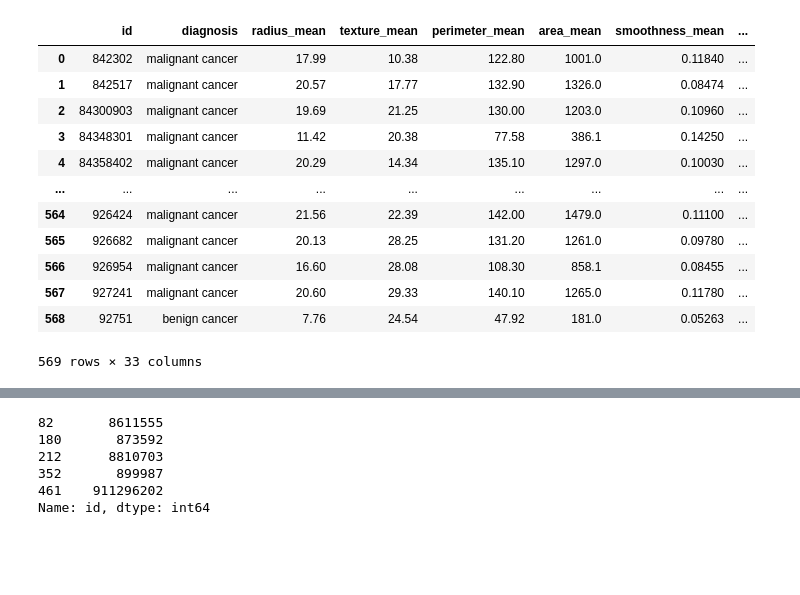
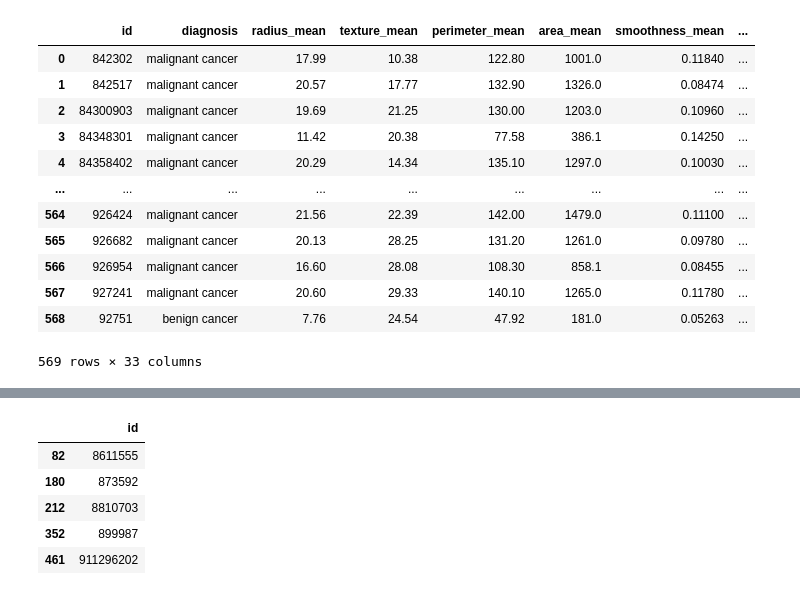
Before and after one commit to RodCavallini/Exercicios-Python, a Jupyter notebook: Exerciciosaula8.ipynb, the cells around one changed output, grey strips where cells are left out. Drawn from its saved outputs; the diff is of its cells as text; code cells hidden in the pictures; blank space fills up the shorter version.

```diff
--- a/Exerciciosaula8.ipynb
+++ b/Exerciciosaula8.ipynb
@@ -65,10 +65,10 @@ df
 569 rows × 33 columns
 # %%
-df.loc[(df['diagnosis']=="malignant cancer")&(df['radius_mean']>25),'id']
+df[(df['diagnosis']=="malignant cancer")&(df['radius_mean']>25)][['id']]
 # %% [output]
-82       8611555
-180       873592
-212      8810703
-352       899987
-461    911296202
-Name: id, dtype: int64
+|  | id |
+| 82 | 8611555 |
+| 180 | 873592 |
+| 212 | 8810703 |
+| 352 | 899987 |
+| 461 | 911296202 |
```
Also changed, not shown: parts of 1 cell of this notebook, 3 other files.
